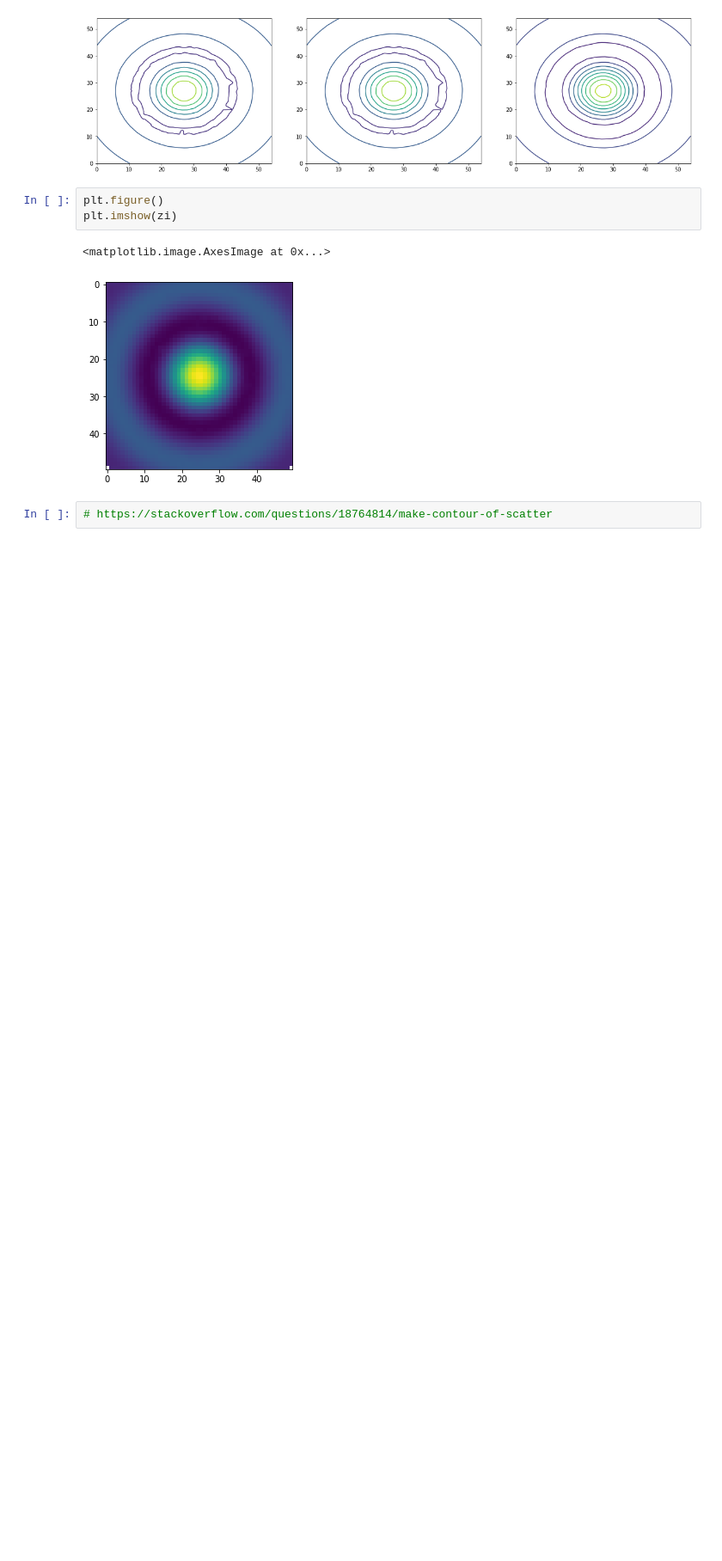
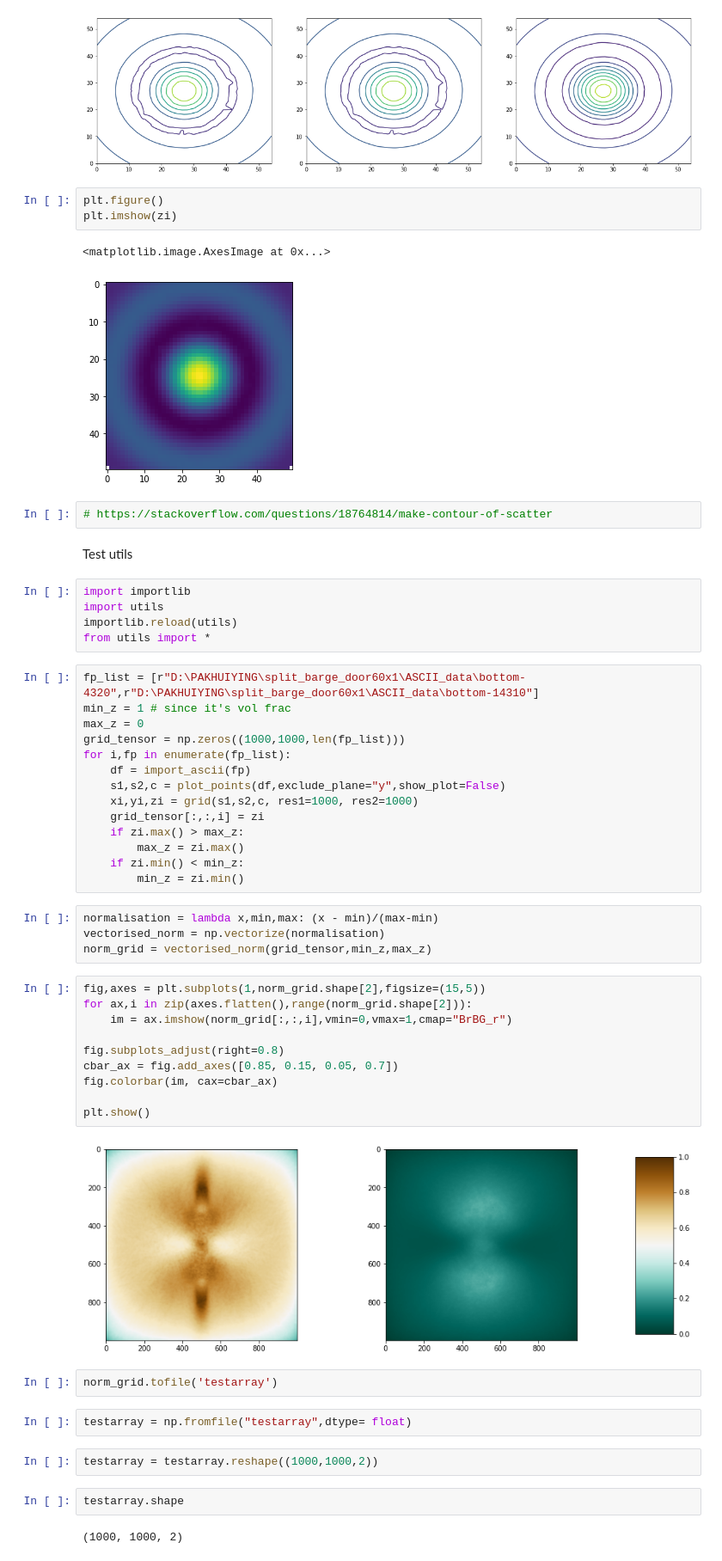
Before and after one commit to pakhuiying/read_fluent_surface, a Jupyter notebook: test.ipynb, the cells around one changed output. Shown at 86% size. Drawn from its saved outputs; the diff is of its cells as text; blank space fills up the shorter version.

```diff
--- a/test.ipynb
+++ b/test.ipynb
@@ -151,3 +151,50 @@ plt.imshow(zi)
 [figure]
 # %%
 # https://stackoverflow.com/questions/18764814/make-contour-of-scatter
+# %% [markdown]
+Test utils
+# %%
+import importlib
+import utils
+importlib.reload(utils)
+from utils import *
+# %%
+fp_list = [r"D:\PAKHUIYING\split_barge_door60x1\ASCII_data\bottom-4320",r"D:\PAKHUIYING\split_barge_door60x1\ASCII_data\bottom-14310"]
+min_z = 1 # since it's vol frac
+max_z = 0
+grid_tensor = np.zeros((1000,1000,len(fp_list)))
+for i,fp in enumerate(fp_list):
+    df = import_ascii(fp)
+    s1,s2,c = plot_points(df,exclude_plane="y",show_plot=False)
+    xi,yi,zi = grid(s1,s2,c, res1=1000, res2=1000)
+    grid_tensor[:,:,i] = zi
+    if zi.max() > max_z:
+        max_z = zi.max()
+    if zi.min() < min_z:
+        min_z = zi.min()
+# %%
+normalisation = lambda x,min,max: (x - min)/(max-min)
+vectorised_norm = np.vectorize(normalisation)
+norm_grid = vectorised_norm(grid_tensor,min_z,max_z)
+# %%
+fig,axes = plt.subplots(1,norm_grid.shape[2],figsize=(15,5))
+for ax,i in zip(axes.flatten(),range(norm_grid.shape[2])):
+    im = ax.imshow(norm_grid[:,:,i],vmin=0,vmax=1,cmap="BrBG_r")
+
+fig.subplots_adjust(right=0.8)
+cbar_ax = fig.add_axes([0.85, 0.15, 0.05, 0.7])
+fig.colorbar(im, cax=cbar_ax)
+
+plt.show()
+# %% [output]
+[figure, added]
+# %%
+norm_grid.tofile('testarray')
+# %%
+testarray = np.fromfile("testarray",dtype= float)
+# %%
+testarray = testarray.reshape((1000,1000,2))
+# %%
+testarray.shape
+# %% [output]
+(1000, 1000, 2)
```
Also changed, not shown: parts of 1 cell of this notebook, 2 other files.
